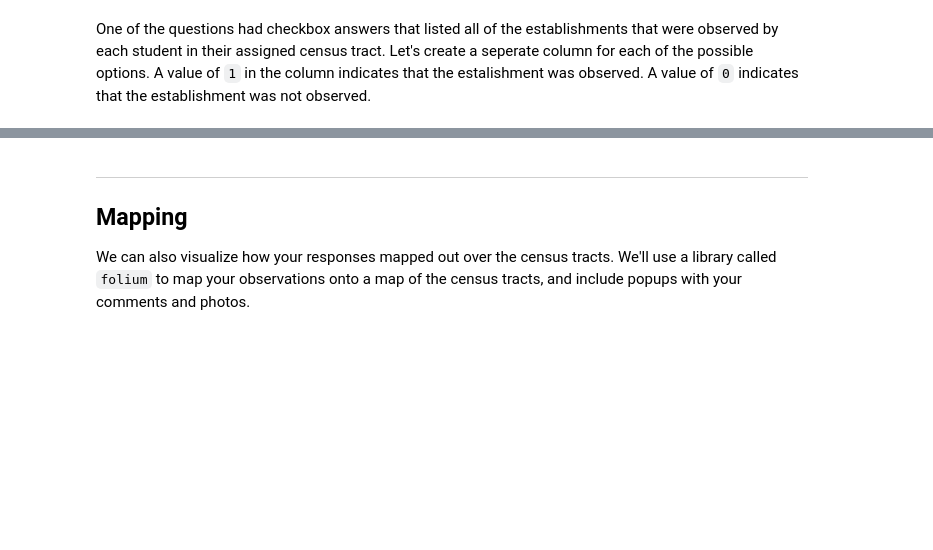
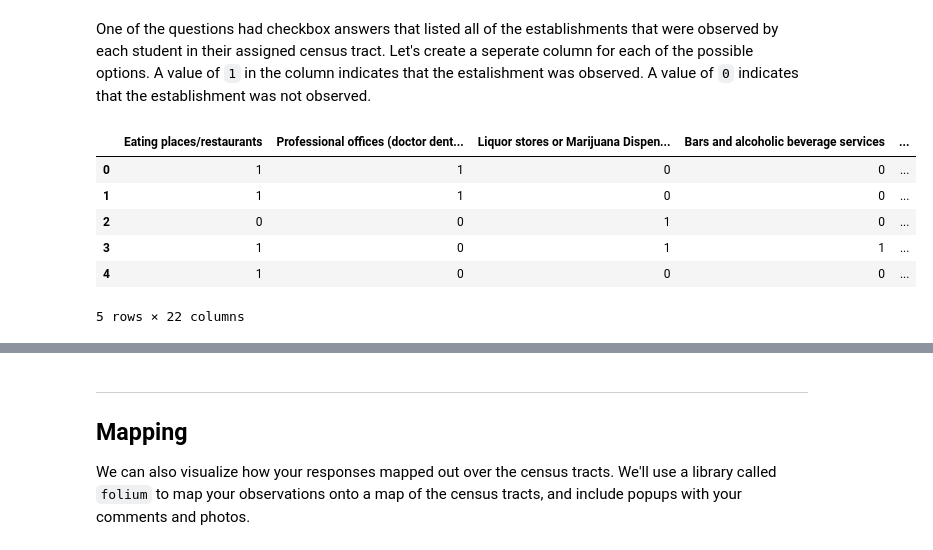
Before and after one commit to ds-modules/SOC-130AC, a Jupyter notebook: 01-The-Neighborhood-Copy1.ipynb, the cells around one changed output, grey strips where cells are left out. Drawn from its saved outputs; the diff is of its cells as text; code cells hidden in the pictures; blank space fills up the shorter version.

```diff
--- a/01-The-Neighborhood-Copy1.ipynb
+++ b/01-The-Neighborhood-Copy1.ipynb
@@ -216,32 +260,34 @@ class_data.iloc[:, 4:22].mean().plot.barh()
 # %% [markdown]
 One of the questions had checkbox answers that listed all of the establishments that were observed by each student in their assigned census tract. Let's create a seperate column for each of the possible options. A value of `1` in the column indicates that the estalishment was observed. A value of `0` indicates that the establishment was not observed.
 # %%
-#class data with and without establishments
-class_data_w_est = class_data.dropna(axis = 0, subset=['What kinds of establishments are there on the block face? Select all that apply.'])
-class_data_w_no_est = class_data[class_data.iloc[:,15].isna()]
-
-establishments = pd.Series([item for sublist in class_data_w_est.iloc[:, 15].str.split(', ') for item in sublist])
+establishments = pd.Series([item for sublist in [response.split(', ') for response in class_data.iloc[:, 15] if not pd.isnull(response)] for item in sublist])
 
 for establishment in establishments.unique():
     establishment_data = []
 
-    for index, row in class_data_w_est.iterrows():
+    for index, row in class_data.iterrows():
         ests = row['What kinds of establishments are there on the block face? Select all that apply.']
-        row_establishments = ests.split(', ')
+
+        if not pd.isnull(ests):
+            row_establishments = ests.split(', ')
+
         if establishment in row_establishments:
             establishment_data.append(1)
         else:
             establishment_data.append(0)
 
 
-    class_data_w_est[establishment] = establishment_data
+    class_data[establishment] = establishment_data
 
-class_data_w_est.head().iloc[:,18:]
-
-class_data_w_no_est = class_data_w_no_est.reindex(columns = list(class_data_w_est.columns), fill_value=0)
-class_data_w_no_est['N/A'] = np.repeat(1,len(class_data_w_no_est))
-class_data = pd.concat([class_data_w_est, class_data_w_no_est])
-class_data
+class_data.head().iloc[:,25:]
+# %% [output]
+|  | Eating places/restaurants | Professional offices (doctor dent... | Liquor stores or Marijuana Dispen... | Bars and alcoholic beverage services | ... |
+| 0 | 1 | 1 | 0 | 0 | ... |
+| 1 | 1 | 1 | 0 | 0 | ... |
+| 2 | 0 | 0 | 1 | 0 | ... |
+| 3 | 1 | 0 | 1 | 1 | ... |
+| 4 | 1 | 0 | 0 | 0 | ... |
+5 rows × 22 columns
 # %%
 col_sums = []
 for col in class_data.iloc[:, 25:].columns:
```
Also changed, not shown: parts of 29 cells of this notebook, 7 other files.
